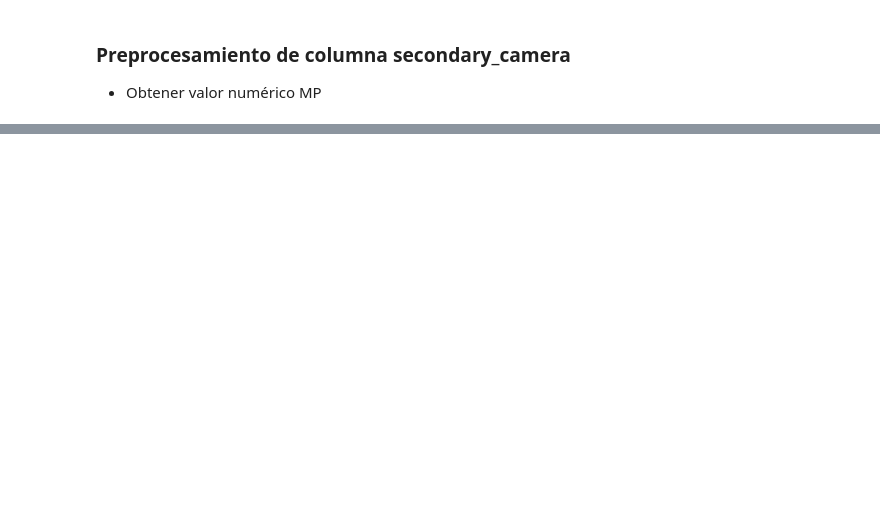
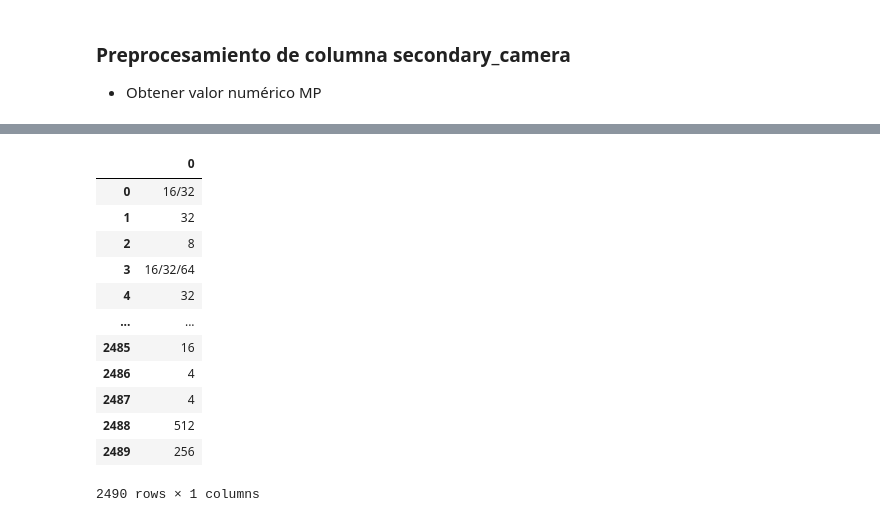
Before and after one commit to jgermanob/PCIC-Inteligencia-aritificial, a Jupyter notebook: Notebooks/Data_preprocessing.ipynb, the cells around one changed output, grey strips where cells are left out. Drawn from its saved outputs; the diff is of its cells as text; code cells hidden in the pictures; blank space fills up the shorter version.

```diff
--- a/Notebooks/Data_preprocessing.ipynb
+++ b/Notebooks/Data_preprocessing.ipynb
@@ -337,0 +379,18 @@ df.head()
+# %%
+new_im_df = new_split_df.drop([str(i) for i in range(1, n_cols)], axis=1) # excepto la primer columna
+# %%
+new_im_df
+# %% [output]
+|  | 0 |
+| 0 | 16/32 |
+| 1 | 32 |
+| 2 | 8 |
+| 3 | 16/32/64 |
+| 4 | 32 |
+| ... | ... |
+| 2485 | 16 |
+| 2486 | 4 |
+| 2487 | 4 |
+| 2488 | 512 |
+| 2489 | 256 |
+2490 rows × 1 columns
```
Also changed, not shown: parts of 10 cells of this notebook.
